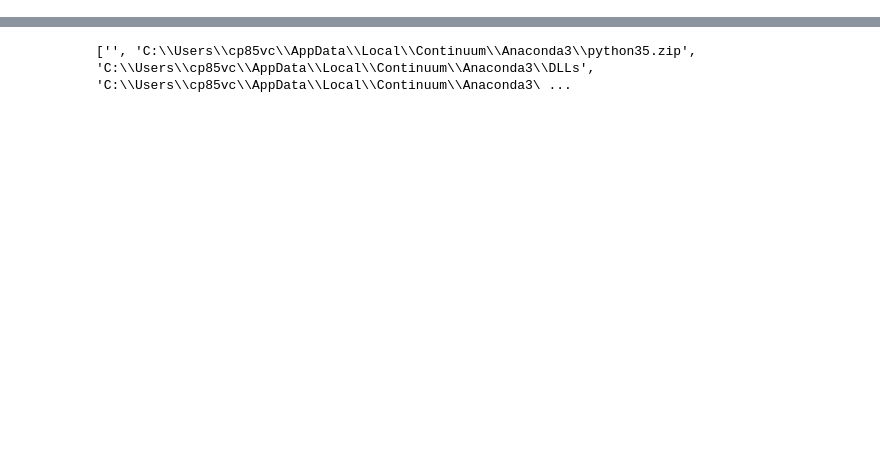
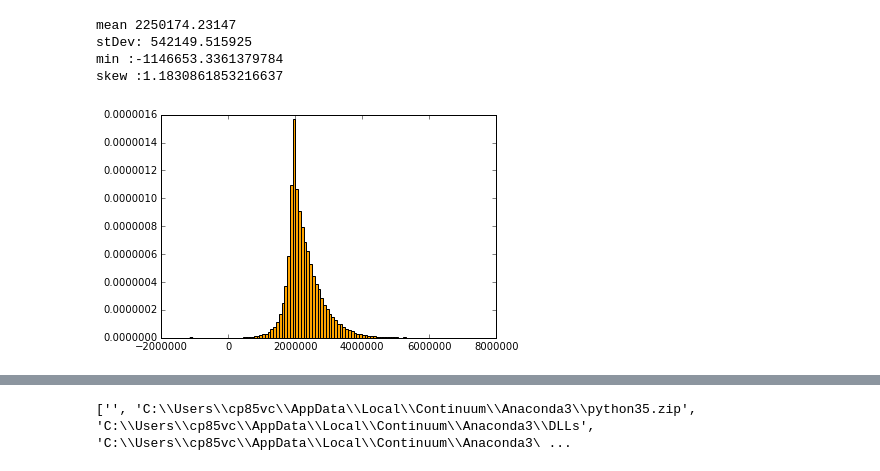
Before and after one commit to FedericoHan/FX_hedge_scenarios, a Jupyter notebook: FX_hedge_scenarios.ipynb, the cells around one changed output, grey strips where cells are left out. Saved outputs shown, nothing was run; the diff lists cells and outputs as text; code cells hidden in the pictures; blank space fills up the shorter version.

```diff
--- a/FX_hedge_scenarios.ipynb
+++ b/FX_hedge_scenarios.ipynb
@@ -204,0 +135,26 @@ skew :1.504096642700333
+# %%
+class HedgeForward(HedgeBase):
+    def __init__(self,  revs_unit_price_local, \
+                 mean_volume_log, sigma_volume_log, \
+                 mean_spot_log, sigma_spot_log, var_cost, fixed_cost, hedge_percentage):
+
+        self.hedge_percentage = hedge_percentage
+
+        HedgeBase.__init__(self, revs_unit_price_local, \
+                           mean_volume_log, sigma_volume_log, \
+                           mean_spot_log, sigma_spot_log, var_cost, fixed_cost)
+
+
+    def _payoff_profile_(self):
+
+        volume = self._draw_volume_()
+        #spot = draw_spot_(self.mean_spot_log, self.sigma_spot_log)  or
+        spot = self._draw_spot_()
+
+        hedge_notional = self.hedge_percentage *  self.mean_volume_log*self.var_cost
+        forward_rate_t0 = self.mean_spot_log #can make it actual forward later
+
+        self.profit = self.revs_unit_price_local * volume - spot * self.var_cost * volume - self.fixed_cost +hedge_notional*\
+            (spot - forward_rate_t0)
+
+        return self.profit
@@ -204,0 +214,10 @@ skew :1.504096642700333
+# %%
+forward = HedgeForward(sales_price, expected_volume, expected_volume_deviation, expected_spot, st_dev_spot, cost_per_unit,\
+                     fixed_cost, 0.9)
+forward.display(100000)
+# %% [output]
+mean 2250174.23147
+stDev: 542149.515925
+min :-1146653.3361379784
+skew :1.1830861853216637
+[figure, added]
```
Also changed, not shown: parts of 11 cells of this notebook.
